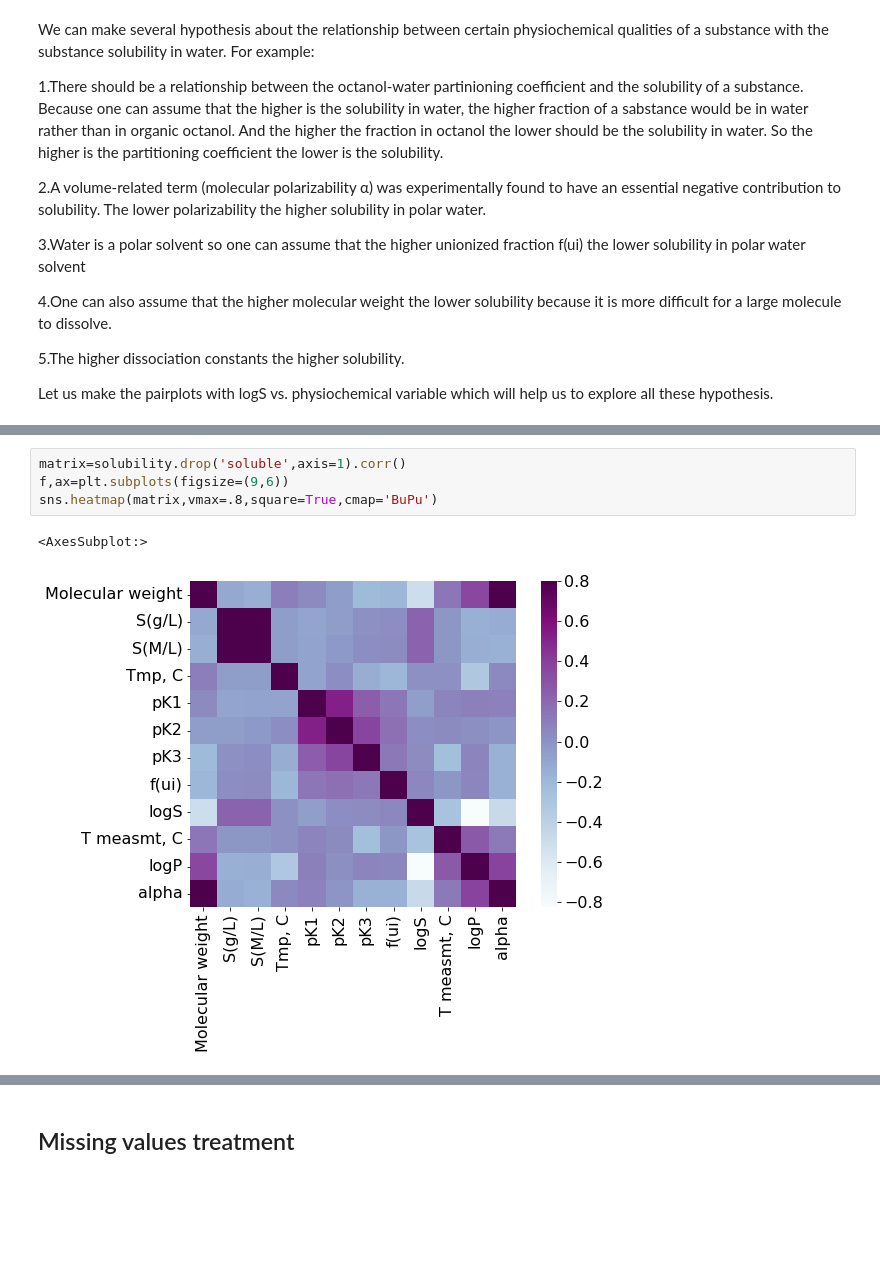
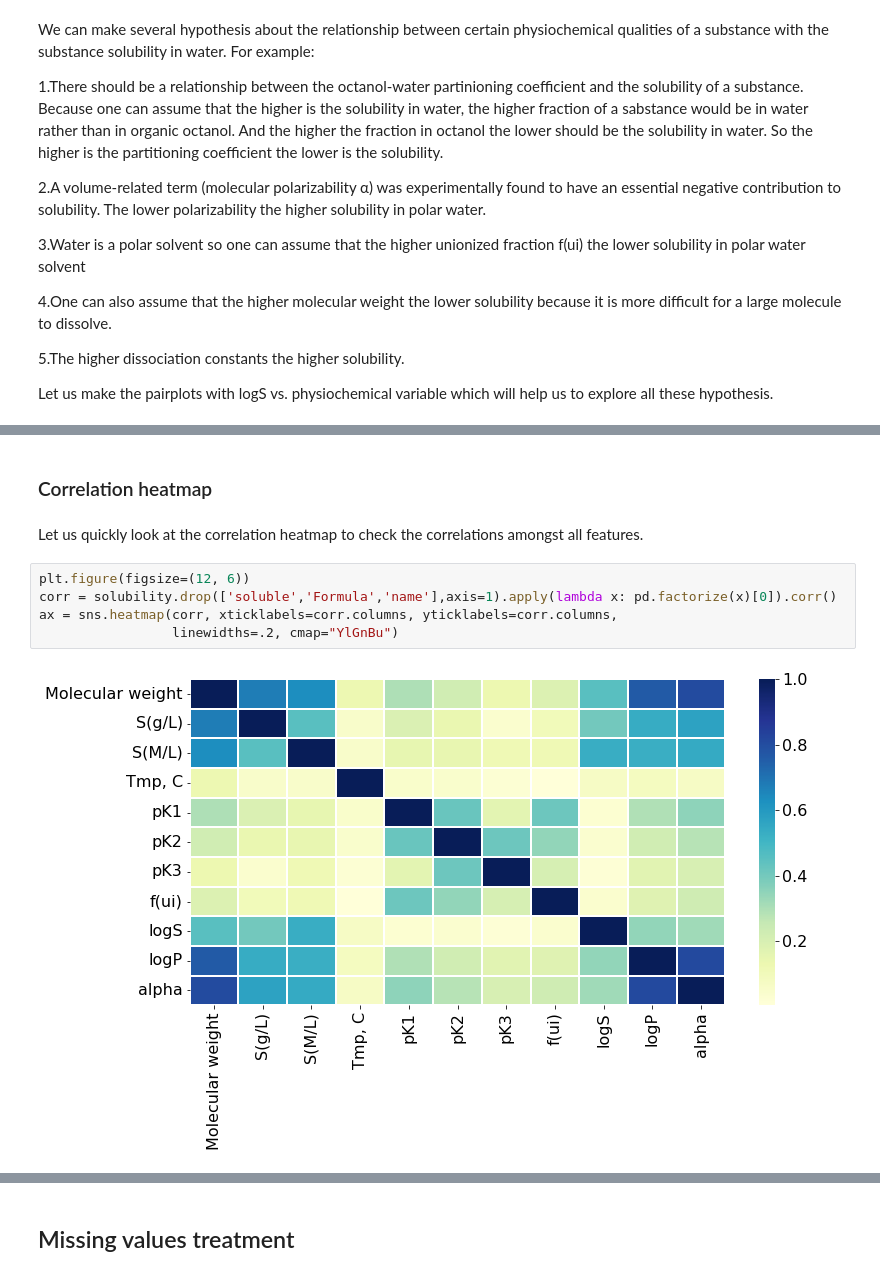
Before and after one commit to katerynalemishko/Chemicals_solubility_prediction, a Jupyter notebook: solubility.ipynb, the cells around one changed output, grey strips where cells are left out. Drawn from its saved outputs; the diff is of its cells as text; blank space fills up the shorter version.

```diff
--- a/solubility.ipynb
+++ b/solubility.ipynb
@@ -276,10 +259,14 @@ For the molecules with higher moleculatr weight there is no clear trend in relat
 
 - For the molcules with lower values of polarizability (alpha) there seems to be a linear trend in the relationship with logS.
-# %%
-matrix=solubility.drop('soluble',axis=1).corr()
-f,ax=plt.subplots(figsize=(9,6))
-sns.heatmap(matrix,vmax=.8,square=True,cmap='BuPu')
-# %% [output]
-<AxesSubplot:>
-[figure, removed]
+# %% [markdown]
+### Correlation heatmap
+# %% [markdown]
+Let us quickly look at the correlation heatmap to check the correlations amongst all features.
+# %%
+plt.figure(figsize=(12, 6))
+corr = solubility.drop(['soluble','Formula','name'],axis=1).apply(lambda x: pd.factorize(x)[0]).corr()
+ax = sns.heatmap(corr, xticklabels=corr.columns, yticklabels=corr.columns,
+                 linewidths=.2, cmap="YlGnBu")
+# %% [output]
+[figure, added]
 # %% [markdown]
```
Also changed, not shown: parts of 100 cells of this notebook.
